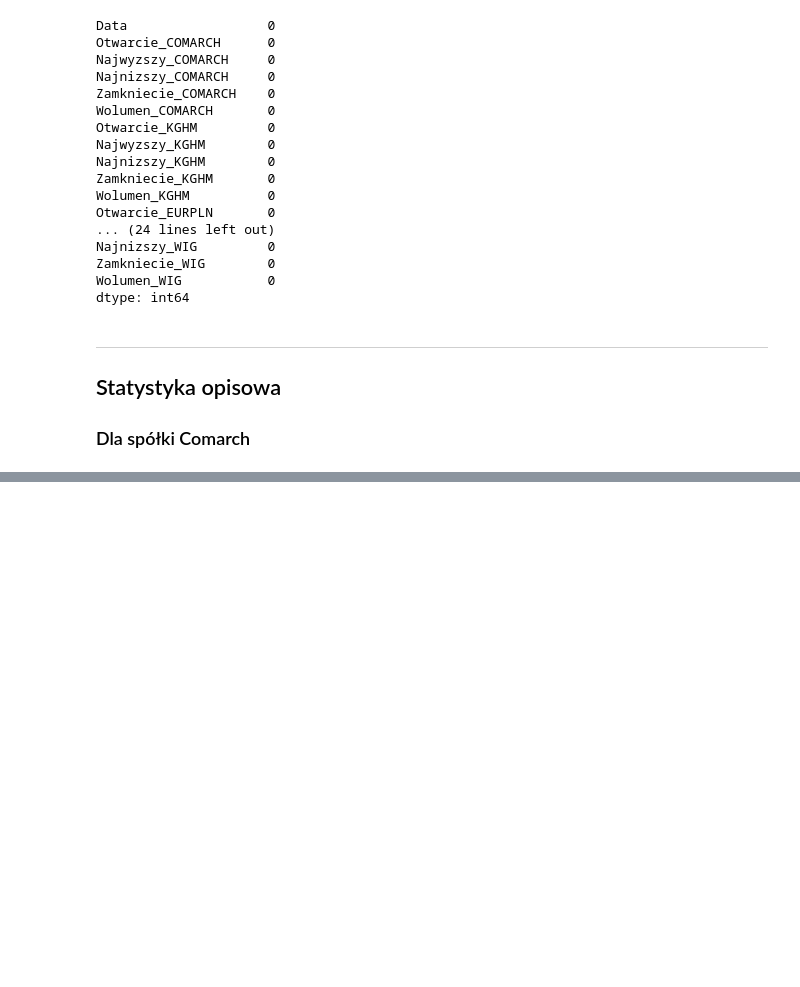
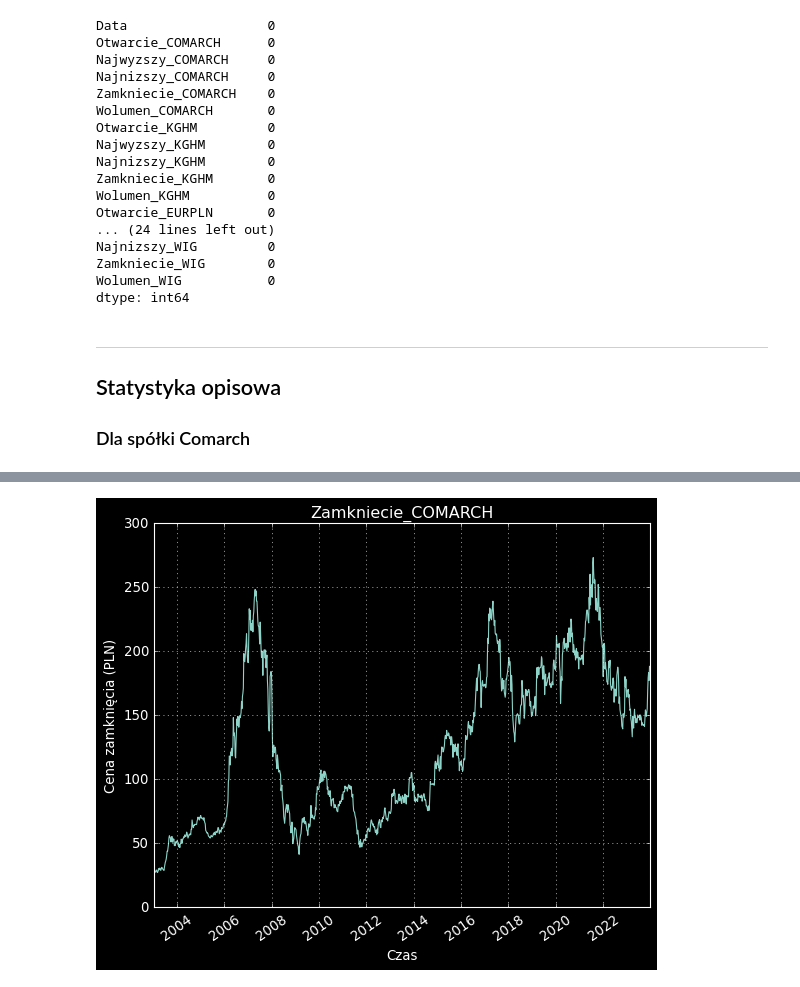
Before and after one commit to andkoc001/statistical-modeling, a Jupyter notebook: project.ipynb, the cells around one changed output, grey strips where cells are left out. Saved outputs shown, nothing was run; the diff lists cells and outputs as text; code cells hidden in the pictures; blank space fills up the shorter version.

```diff
--- a/project.ipynb
+++ b/project.ipynb
@@ -150,0 +158,28 @@ merged_df.agg(
+# %%
+# przygotowanie podzbioru - tylko zamknięcia sesji
+zamkniecia = ['Data', 'Zamkniecie_COMARCH', 'Zamkniecie_KGHM', 'Zamkniecie_EURPLN', 'Zamkniecie_SPX', 'Zamkniecie_ECHO', 'Zamkniecie_XAUPLN', 'Zamkniecie_APATOR', 'Zamkniecie_WIG']
+zamkniecia_df = merged_df[zamkniecia]
+
+spolki = ['Data', 'Zamkniecie_COMARCH', 'Zamkniecie_KGHM', 'Zamkniecie_ECHO', 'Zamkniecie_APATOR']
+spolki_df = merged_df[spolki]
+
+# ustawienie daty jako indeksu
+zamkniecia_df.set_index('Data', inplace=True)
+spolki_df.set_index('Data', inplace=True)
+# %%
+# ustawienie stylu wykresów
+plt.style.use('classic')
+plt.style.use('dark_background')
+# %%
+# wartość akcji w badanym okrecie
+walor = zamkniecia_df.columns[0]
+
+plt.plot(zamkniecia_df[walor])
+plt.xlabel('Czas')
+plt.ylabel('Cena zamknięcia (PLN)')
+plt.title(f'{walor}')
+plt.xticks(rotation=35)
+plt.grid(True,linestyle='dotted',)
+plt.show()
+# %% [output]
+[figure, added]
```
Also changed, not shown: parts of 7 cells of this notebook.
